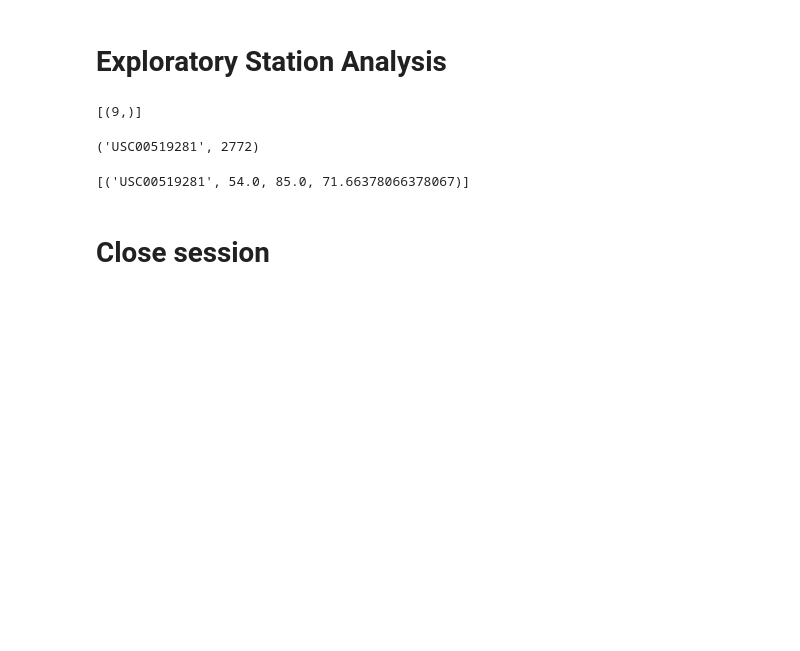
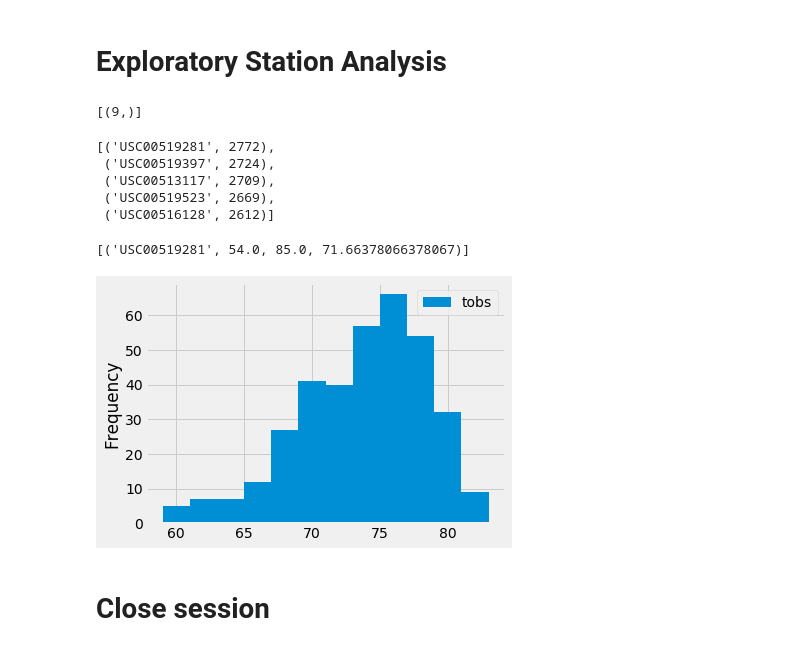
Before and after one commit to minmincg/sqlalchemy-challenge, a Jupyter notebook: SurfsUp/climate_starter.ipynb, the cells around one changed output. Drawn from its saved outputs; the diff is of its cells as text; code cells hidden in the pictures; blank space fills up the shorter version.

```diff
--- a/SurfsUp/climate_starter.ipynb
+++ b/SurfsUp/climate_starter.ipynb
@@ -118,10 +122,14 @@ stations
 sel=[Measurement.station,
      func.count(Measurement.station)
     ]
-popular_station = session.query(*sel).group_by(Measurement.station).order_by(func.count(Measurement.station).desc()).first()
+popular_station = session.query(*sel).group_by(Measurement.station).order_by(func.count(Measurement.station).desc()).limit(5).all()
 popular_station
 # %% [output]
-('USC00519281', 2772)
+[('USC00519281', 2772),
+ ('USC00519397', 2724),
+ ('USC00513117', 2709),
+ ('USC00519523', 2669),
+ ('USC00516128', 2612)]
 # %%
 # Using the most active station id from the previous query, calculate the lowest, highest, and average temperature.
 sel1 = [Measurement.station,
@@ -136,26 +144,35 @@ popular_temperature
 # %%
 # Using the most active station id
 # Query the last 12 months of temperature observation data for this station and plot the results as a histogram
-last_date = session.query(Measurement.date).filter(Measurement.station=='USC00519281').order_by(Measurement.date.desc()).first()
+last_date = session.query(Measurement.date).filter(Measurement.station==popular_station[0][0]).order_by(Measurement.date.desc()).first()
 last_date
 # Calculate the date one year from the last date in data set.
 last_year = dt.date(2017,8,18) - dt.timedelta(days=365)
 last_year
 # # Perform a query to retrieve the data and precipitation scores
-sel1=[Measurement.date,
+sel2=[Measurement.date,
+#       Measurement.station,
      func.sum(Measurement.tobs),
     ]
-# precipitation = session.query(*sel).filter(Measurement.date>=last_year).group_by(Measurement.date)
-# precipitation
-# # Save the query results as a Pandas DataFrame and set the index to the date column
-# df = pd.DataFrame(precipitation,columns=['date','prcp'])
-# df.set_index('date',inplace=True)
-# # Sort the dataframe by date
-# df.sort_values(by=['date'])
-# # Use Pandas Plotting with Matplotlib to plot the data
-# df.plot.bar()
-# plt.tight_layout()
-# plt.show()
+popular_temperatures = session.query(*sel2).\
+    filter(Measurement.date>=last_year).\
+    filter(Measurement.station==popular_station[0][0]).\
+    group_by(Measurement.date).\
+    order_by(Measurement.date.desc()).all()
+popular_temperatures
+ # Save the query results as a Pandas DataFrame and set the index to the date column
+df = pd.DataFrame(popular_temperatures,columns=['date','tobs'])
+df
+df.set_index('date',inplace=True)
+ # Sort the dataframe by date
+df.sort_values(by=['date'])
+# Use Pandas Plotting with Matplotlib to plot the data
+
+df.plot.hist(bins=12)
+plt.tight_layout()
+plt.show()
+# %% [output]
+[figure, added]
 # %% [markdown]
 # Close session
 # %%
```
Also changed, not shown: parts of 5 cells of this notebook, 2 other files.
